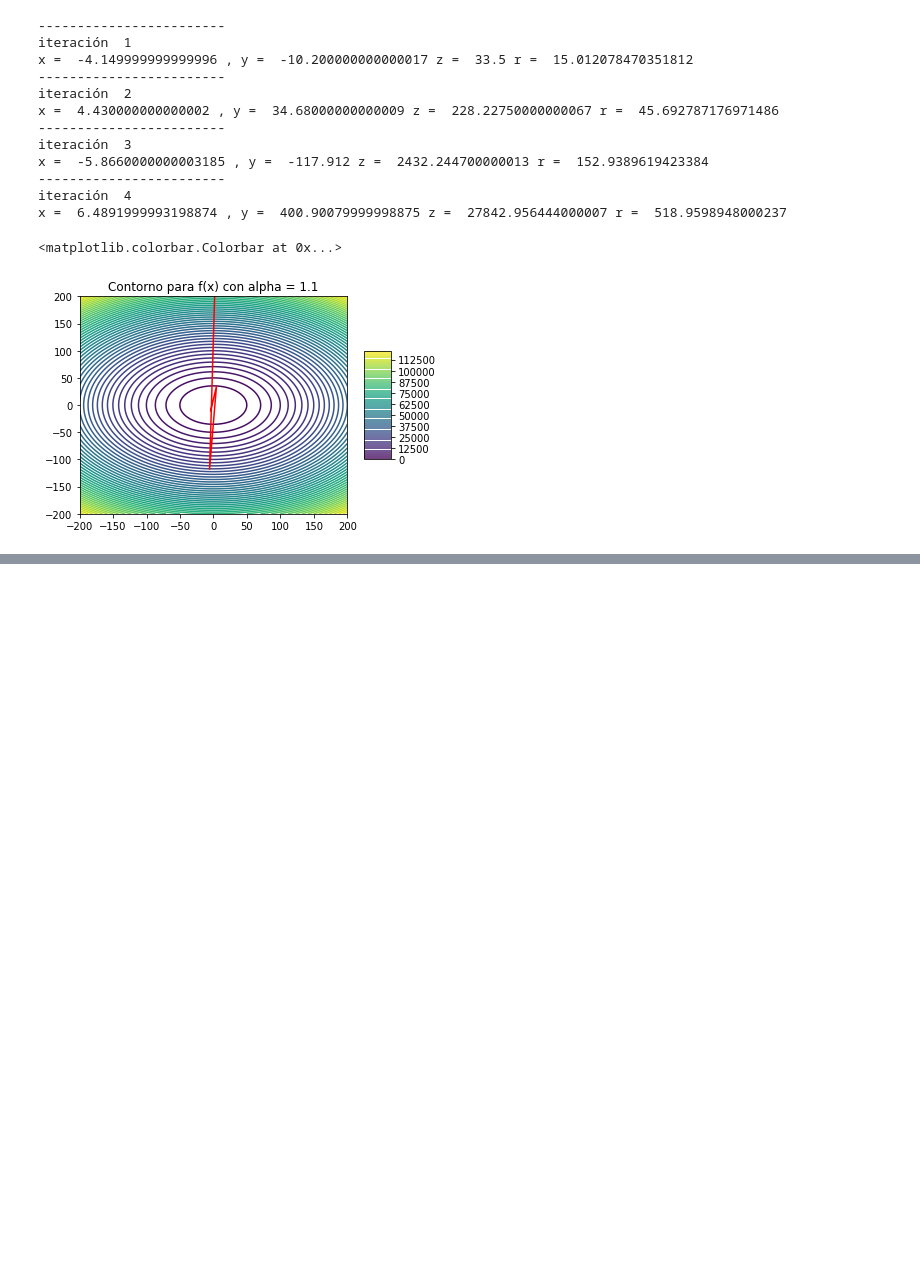
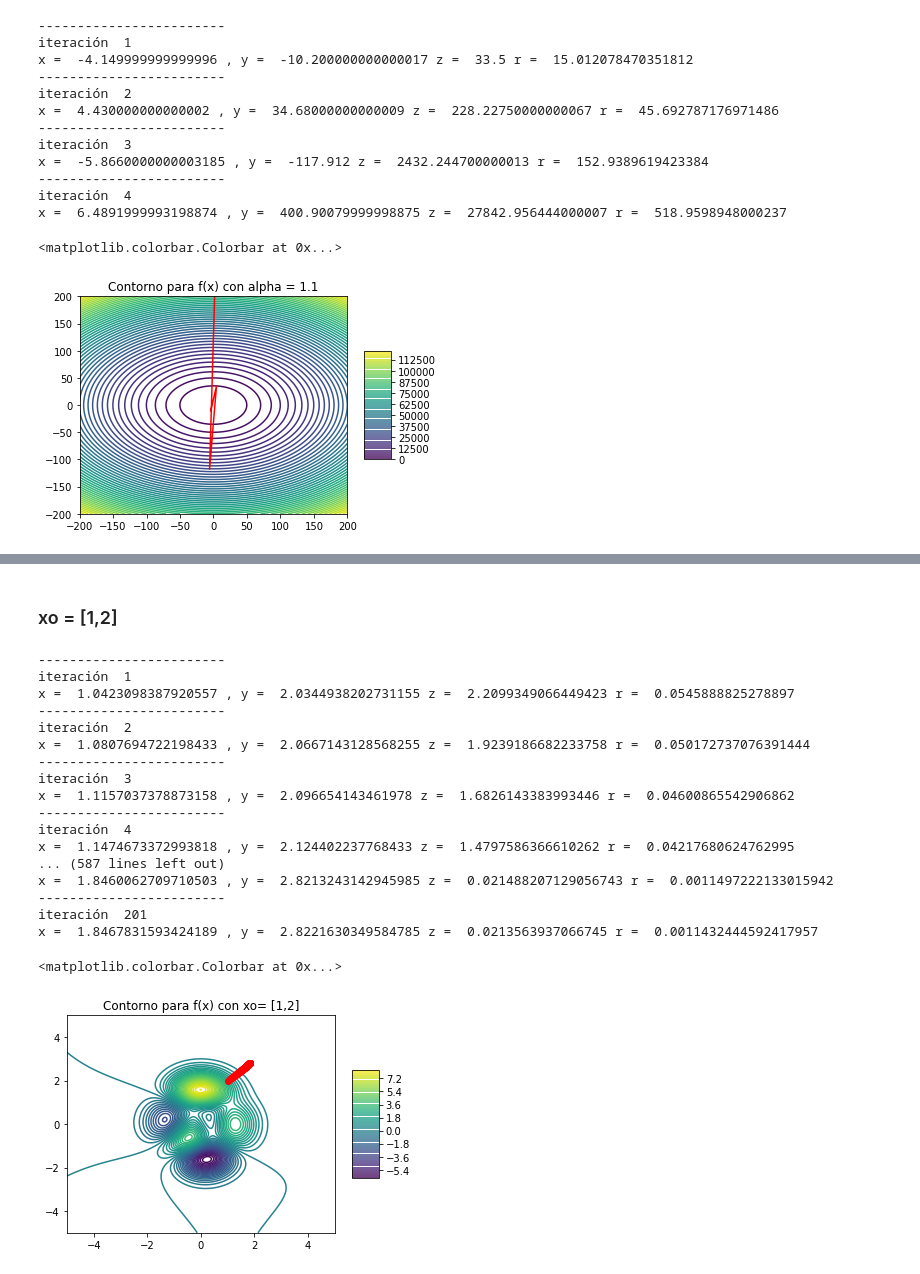
Before and after one commit to lab-optimizacion-202220/descenso_de_gradiente, a Jupyter notebook: lab_gradiente.ipynb, the cells around one changed output, grey strips where cells are left out. Saved outputs shown, nothing was run; the diff lists cells and outputs as text; code cells hidden in the pictures; blank space fills up the shorter version.

```diff
--- a/lab_gradiente.ipynb
+++ b/lab_gradiente.ipynb
@@ -228,0 +338,38 @@ plt.colorbar(ax,shrink=0.5,aspect=4)
+# %% [markdown]
+### xo = [1,2]
+# %%
+xo2= [1,2]
+
+vx,vy=des_grad (xo2,n,alpha,r)
+x1 = np.linspace(-5,5,500)
+x2 = np.linspace(-5,5,500)
+X1,Y1 = np.meshgrid(x1,x2)
+
+# A1
+plt.figure(4)
+plt.title("Contorno para f(x) con xo= [1,2]")
+
+Z =((3*(1-X1)**2)*e**(-(X1**2)-(Y1+1)**2)) -(10*(0.2*X1-X1**3-Y1**5)*e**(-X1**2 -Y1**2)) - (0.333*e**(-(X1+1)**2 -Y1**2))
+ax=plt.contour(X1,Y1,Z,50)
+plt.plot(vx,vy,"-o",color="red")
+plt.colorbar(ax,shrink=0.5,aspect=4)
+# %% [output]
+------------------------
+iteración  1
+x =  1.0423098387920557 , y =  2.0344938202731155 z =  2.2099349066449423 r =  0.0545888825278897
+------------------------
+iteración  2
+x =  1.0807694722198433 , y =  2.0667143128568255 z =  1.9239186682233758 r =  0.050172737076391444
+------------------------
+iteración  3
+x =  1.1157037378873158 , y =  2.096654143461978 z =  1.6826143383993446 r =  0.04600865542906862
+------------------------
+iteración  4
+x =  1.1474673372993818 , y =  2.124402237768433 z =  1.4797586366610262 r =  0.04217680624762995
+... (587 lines left out)
+x =  1.8460062709710503 , y =  2.8213243142945985 z =  0.021488207129056743 r =  0.0011497222133015942
+------------------------
+iteración  201
+x =  1.8467831593424189 , y =  2.8221630349584785 z =  0.0213563937066745 r =  0.0011432444592417957
+<matplotlib.colorbar.Colorbar at 0x...>
+[figure, added]
```
Also changed, not shown: parts of 12 cells of this notebook.
